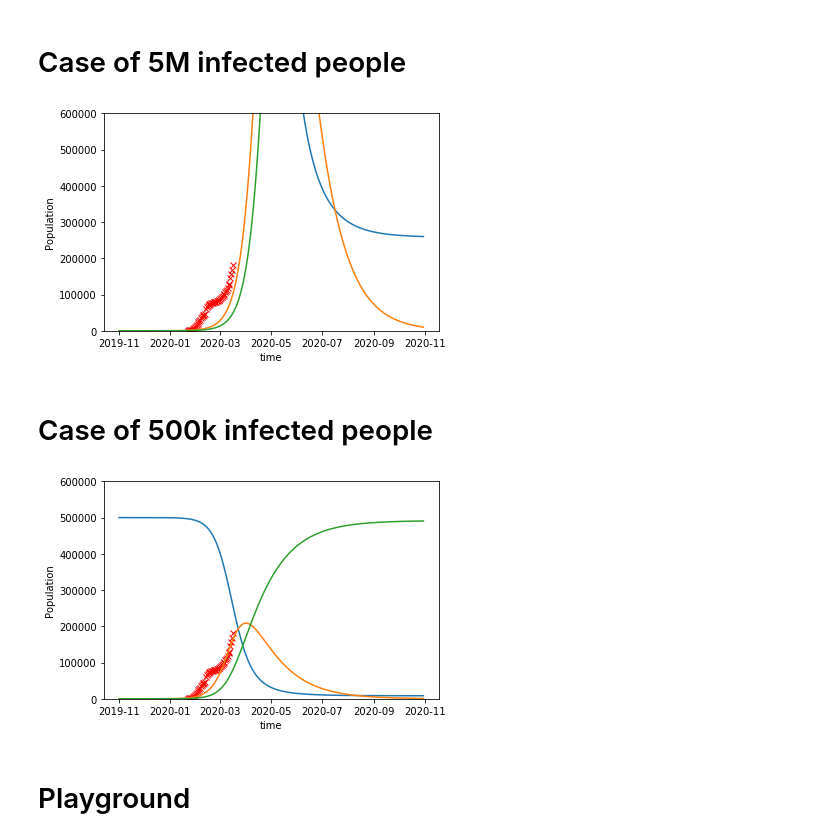
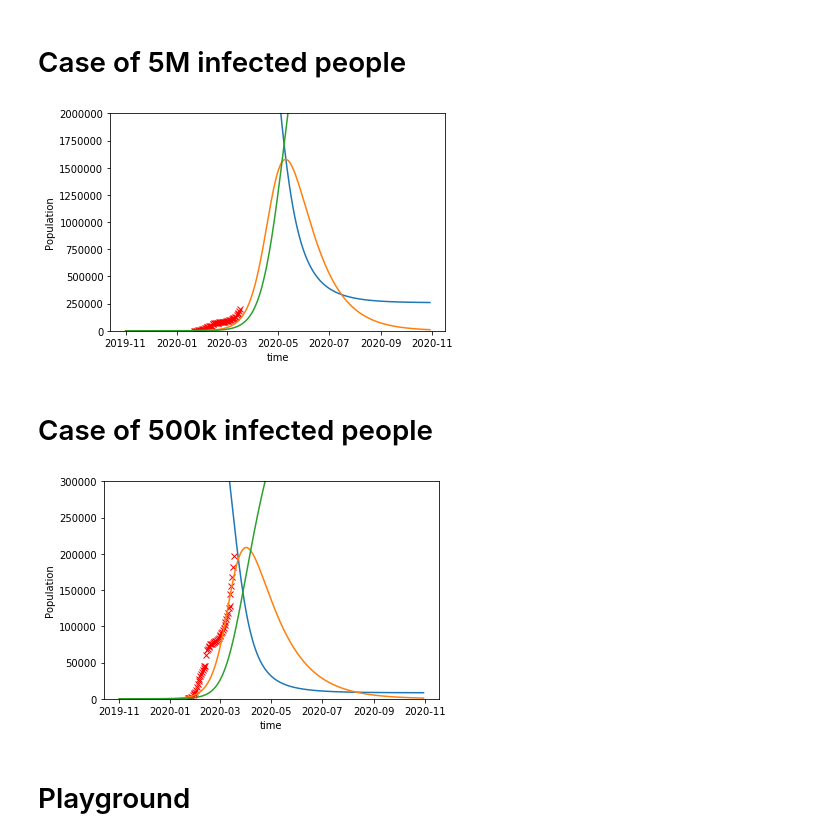
Before and after one commit to gbellandi/corona_model, a Jupyter notebook: Corona_model_scenarios_JHUdata.ipynb, the cells around one changed output. Saved outputs shown, nothing was run; the diff lists cells and outputs as text; code cells hidden in the pictures.

```diff
--- a/Corona_model_scenarios_JHUdata.ipynb
+++ b/Corona_model_scenarios_JHUdata.ipynb
@@ -20,7 +20,7 @@ def model_afgeleiden(variables, t, beta, gamma):
     R_new = gamma*I
     return [S_new, I_new, R_new]
 
-def SIRmodel(tijdstappen, S_0, I_0, R_0, beta, gamma, COVID19_totalConf, returnDataFrame=True, plotFig=True):
+def SIRmodel(tijdstappen, S_0, I_0, R_0, beta, gamma, returnDataFrame=True, plotFig=True):
     """
     Modelimplementatie van het populatiemodel
 
@@ -36,7 +36,6 @@ def SIRmodel(tijdstappen, S_0, I_0, R_0, beta, gamma, COVID19_totalConf, returnD
 
     if plotFig:
         modeloutput.plot()
-        COVID19_totalConf.plot()
     if returnDataFrame:
         return modeloutput
 # %% [markdown]
@@ -52,19 +51,18 @@ COVID19_totalConf.index = pd.to_datetime(COVID19_totalConf.index)
 # %%
 model = SIRmodel(np.arange(0., 365, 1), 5000000, 1, 0,
                    0.000000025, # beta how often a susceptible-infected contact results in a new infection.
                    0.04, # gamma rate an infected recovers and moves into the resistant phase
-                   returnDataFrame=True,
-                plotFig=False)
+                   returnDataFrame=True, plotFig=False)
 
 fig, axes = plt.subplots(1,1)
 axes.set_xlabel('time')
 axes.set_ylabel('Population')
 
 axes.plot(COVID19_totalConf, 'rx')
 axes.plot(model)
-axes.set_ylim([0, 600000]);
+axes.set_ylim([0, 2000000]);
 # %% [output]
-[figure, old version]
+[figure, new version]
 # %% [markdown]
 # Case of 500k infected people
 # %%
@@ -80,9 +78,9 @@ axes.set_ylabel('Population')
 
 axes.plot(COVID19_totalConf, 'rx')
 axes.plot(model)
-axes.set_ylim([0, 600000]);
+axes.set_ylim([0, 300000]);
 # %% [output]
-[figure, old version]
+[figure, new version]
 # %% [markdown]
 # Playground
 # %%
```
Also changed, not shown: parts of 17 cells of this notebook.
